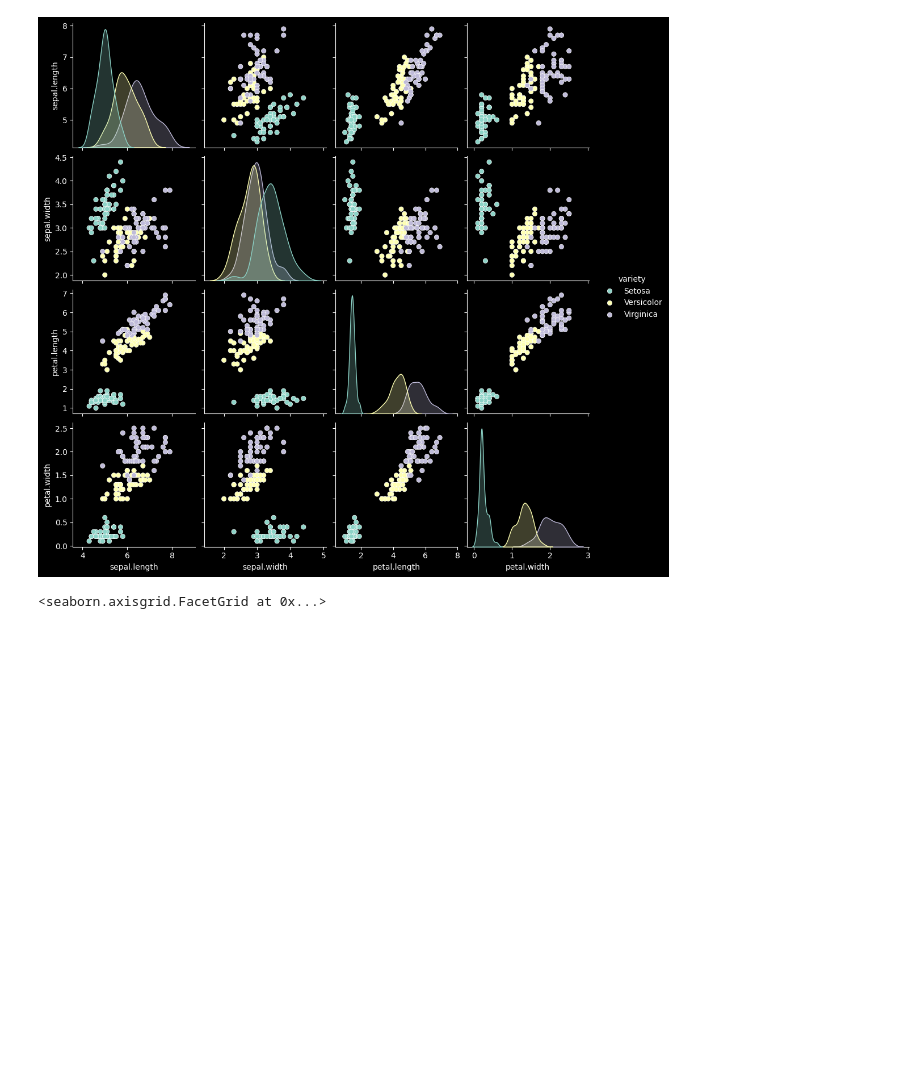
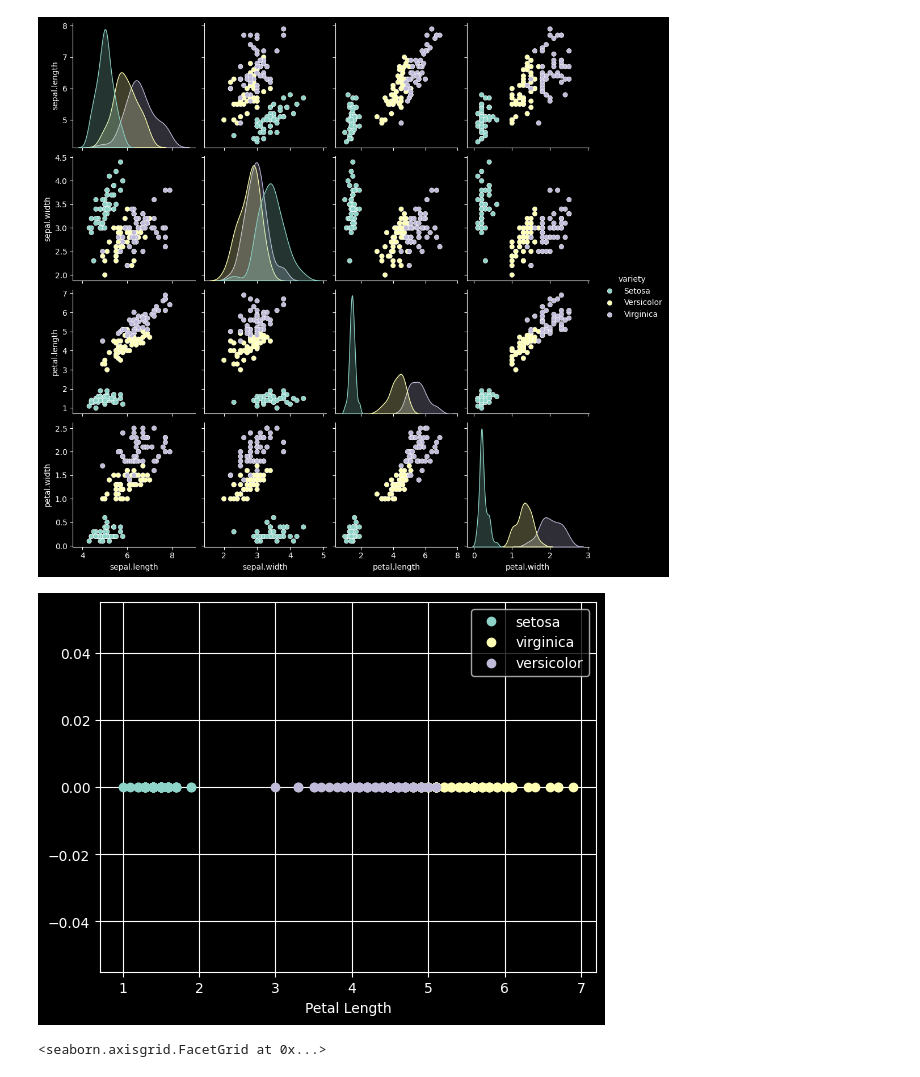
Before and after one commit to AmitavaDatta2004/PYTHON-II-LAB--PCCAIML492-, a Jupyter notebook: sem4final/eda.ipynb, the cells around one changed output. Drawn from its saved outputs; the diff is of its cells as text; code cells hidden in the pictures; blank space fills up the shorter version.

```diff
--- a/sem4final/eda.ipynb
+++ b/sem4final/eda.ipynb
@@ -94,6 +46,21 @@ sb.pairplot(data,hue='variety')
 plt.show()
 # %% [output]
 [figure]
+# %%
+iris_setosa = data.loc[data['variety'] == 'Setosa']
+iris_versicolor = data.loc[data['variety'] == 'Versicolor']
+iris_virginica = data.loc[data['variety'] == 'Virginica']
+
+plt.plot(iris_setosa['petal.length'], np.zeros_like(iris_setosa['petal.length']), 'o', label='setosa')
+plt.plot(iris_virginica['petal.length'], np.zeros_like(iris_virginica['petal.length']), 'o', label='virginica')
+plt.plot(iris_versicolor['petal.length'], np.zeros_like(iris_versicolor['petal.length']), 'o', label='versicolor')
+plt.xlabel('Petal Length')
+plt.grid()
+plt.legend()
+# plt.ylim(-1, 1)  # <<< important
+plt.show()
+# %% [output]
+[figure, added]
 # %%
 sb.FacetGrid(data,hue='variety').map(sb.histplot,'petal.length',kde=True).add_legend()
 # %% [output]
```
Also changed, not shown: parts of 13 cells of this notebook, 2 other files.
